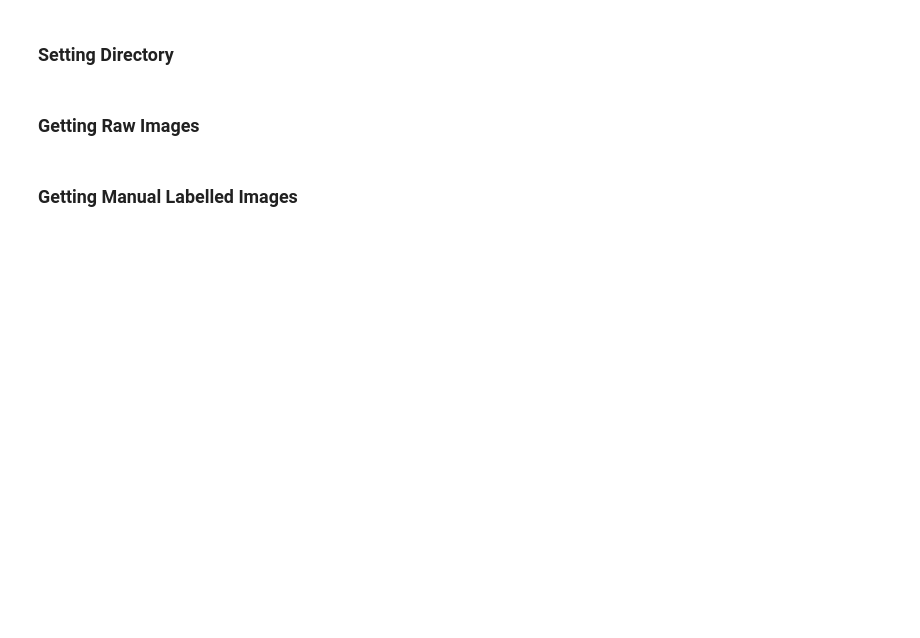
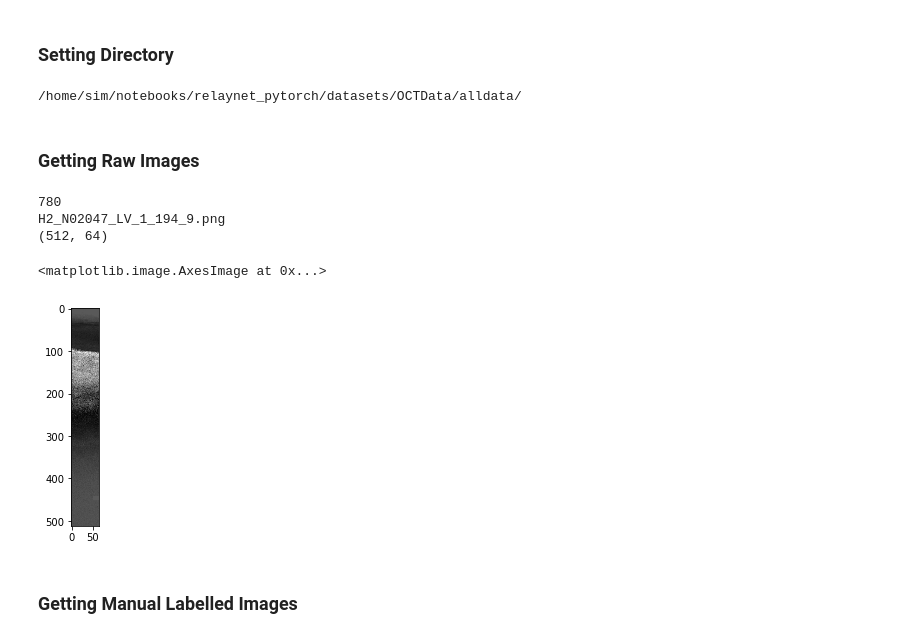
Before and after one commit to simasima121/relaynet_pytorch, a Jupyter notebook: Whole_TF_ReLayNet.ipynb, the cells around one changed output. Drawn from its saved outputs; the diff is of its cells as text; code cells hidden in the pictures; blank space fills up the shorter version.

```diff
--- a/Whole_TF_ReLayNet.ipynb
+++ b/Whole_TF_ReLayNet.ipynb
@@ -118,6 +136,7 @@ def get_data(directory, ext):
 # %%
 # Setting the directories
 import os
+
 
 wanted_folder = 'alldata/'
 # wanted_folder = 'pruned/'
@@ -126,17 +145,27 @@ wanted_folder = 'alldata/'
 
 cwd = os.getcwd()
 check_directory = cwd
-print(check_directory)
-# cwd = cwd + '/datasets-24-aug/OCTData/'+wanted_folder
-cwd = cwd + '/datasets/OCTData/'+wanted_folder
+if check_directory == '/home/sim/notebooks/relaynet_pytorch':
+    cwd = cwd + '/datasets/OCTData/'+wanted_folder
+elif check_directory == '/Users/sim/Desktop/Imperial/Project/PreTrained/relaynet_pytorch':
+    cwd = cwd + '/datasets-24-aug/OCTData/'+wanted_folder
+
 print(cwd)
+# %% [output]
+/home/sim/notebooks/relaynet_pytorch/datasets/OCTData/alldata/
 # %% [markdown]
 ### Getting Raw Images
 # %%
-filenames, raw_images = get_data(cwd+'whole_raw_image/Train','.png')
+filenames, raw_images = get_data(cwd+'normalised_raw_2/Train','.png')
 print(filenames[128])
 print (raw_images[0].shape)
 plt.imshow(raw_images[0],cmap = "gray")
+# %% [output]
+780
+H2_N02047_LV_1_194_9.png
+(512, 64)
+<matplotlib.image.AxesImage at 0x...>
+[figure, added]
 # %% [markdown]
 ### Getting Manual Labelled Images
 # %%
```
Also changed, not shown: parts of 23 cells of this notebook, 14 other files.
